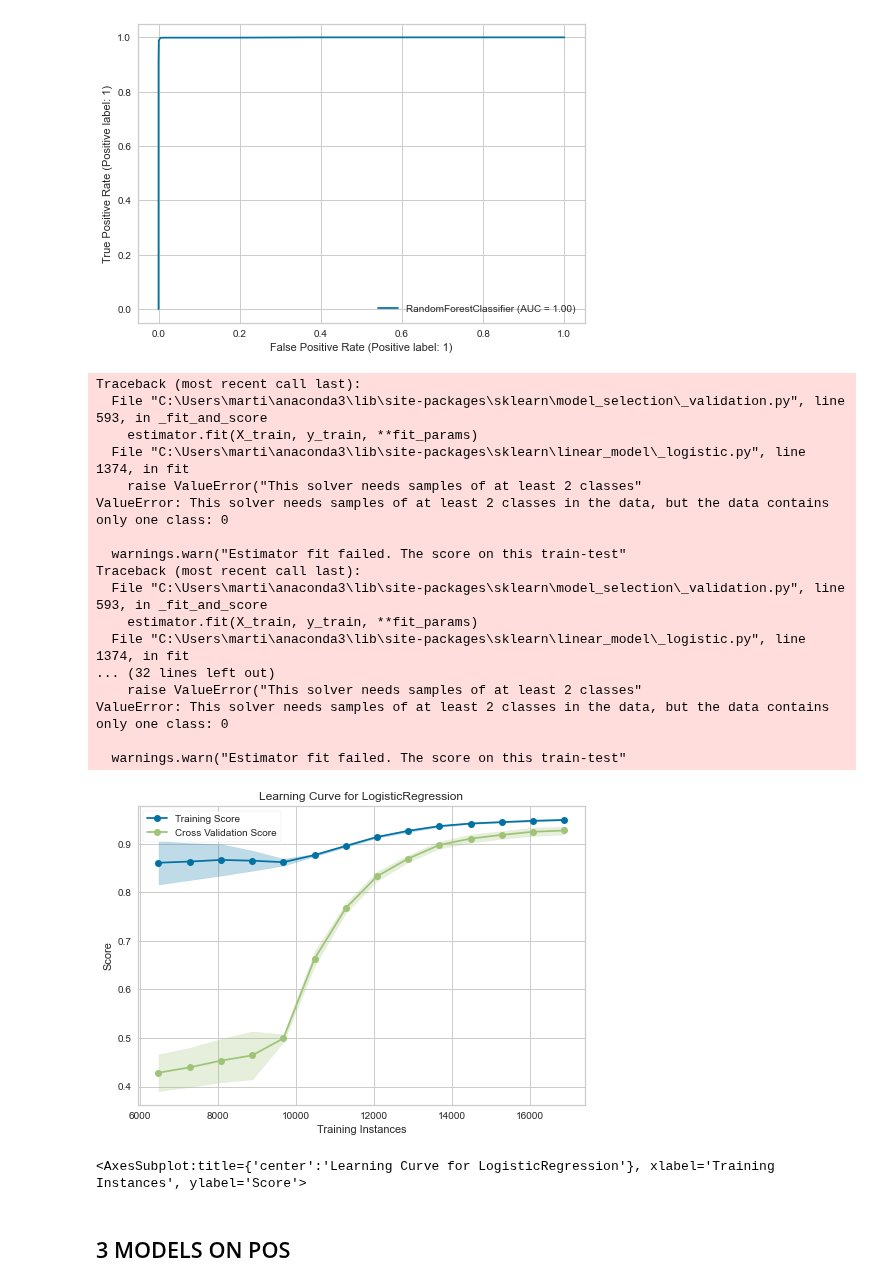
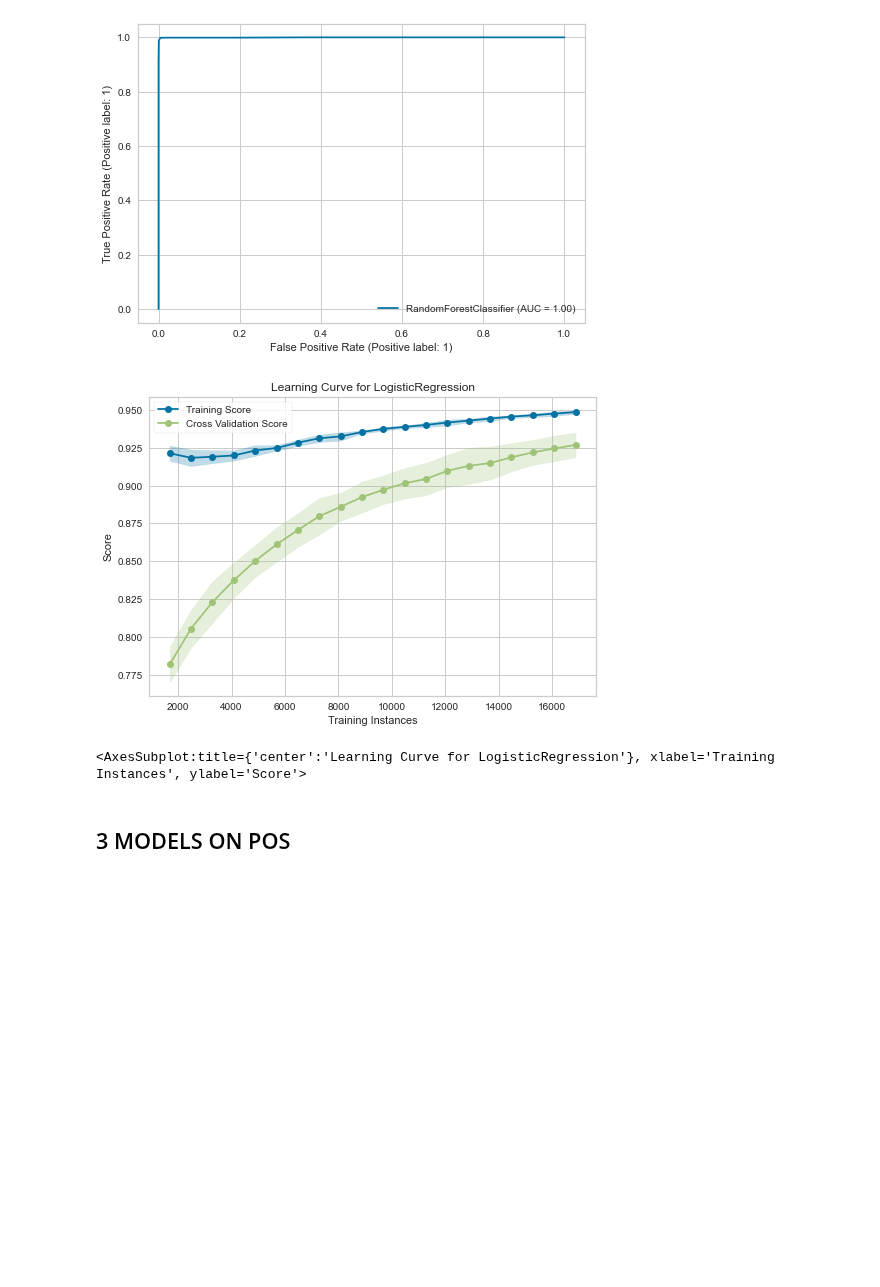
Before and after one commit to martinaviggiano/textsent_project, a Jupyter notebook: 03. Models.ipynb, the cells around one changed output. Saved outputs shown, nothing was run; the diff lists cells and outputs as text; code cells hidden in the pictures; blank space fills up the shorter version.

```diff
--- a/03. Models.ipynb
+++ b/03. Models.ipynb
@@ -672,35 +655,18 @@ plot_roc_curve(rf_s,  X_test_s, y_test_s)
 <sklearn.metrics._plot.roc_curve.RocCurveDisplay at 0x...>
 [figure]
 # %%
-# Learning curve  OverrSampled dataset
+# Learning curve  OverSampled dataset
 cv = StratifiedKFold(n_splits=10)
 sizes = np.linspace(0.1, 1, 20)
 
 model = LogisticRegression()
-visualizer = LearningCurve(model, cv=cv, scoring='f1_weighted', train_sizes=sizes, n_jobs=-1)
+visualizer = LearningCurve(model, cv=cv, scoring='f1_weighted', train_sizes=sizes, n_jobs=-1, shuffle=True)
 
 visualizer.fit(X_over, y_over)
 visualizer.show()
 # %% [output]
+[figure, new version]
-Traceback (most recent call last):
-  File "C:\Users\marti\anaconda3\lib\site-packages\sklearn\model_selection\_validation.py", line 593, in _fit_and_score
-    estimator.fit(X_train, y_train, **fit_params)
-  File "C:\Users\marti\anaconda3\lib\site-packages\sklearn\linear_model\_logistic.py", line 1374, in fit
-    raise ValueError("This solver needs samples of at least 2 classes"
-ValueError: This solver needs samples of at least 2 classes in the data, but the data contains only one class: 0
-
-  warnings.warn("Estimator fit failed. The score on this train-test"
-Traceback (most recent call last):
-  File "C:\Users\marti\anaconda3\lib\site-packages\sklearn\model_selection\_validation.py", line 593, in _fit_and_score
-    estimator.fit(X_train, y_train, **fit_params)
-  File "C:\Users\marti\anaconda3\lib\site-packages\sklearn\linear_model\_logistic.py", line 1374, in fit
-... (32 lines left out)
-    raise ValueError("This solver needs samples of at least 2 classes"
-ValueError: This solver needs samples of at least 2 classes in the data, but the data contains only one class: 0
-
-  warnings.warn("Estimator fit failed. The score on this train-test"
+<AxesSubplot:title={'center':'Learning Curve for LogisticRegression'}, xlabel='Training Instances', ylabel='Score'>
-[figure, old version]
-<AxesSubplot:title={'center':'Learning Curve for LogisticRegression'}, xlabel='Training Instances', ylabel='Score'>
 # %% [markdown]
 ## 3 MODELS ON POS
 # %% [markdown]
```
Also changed, not shown: parts of 5 cells of this notebook, 23 other files.
